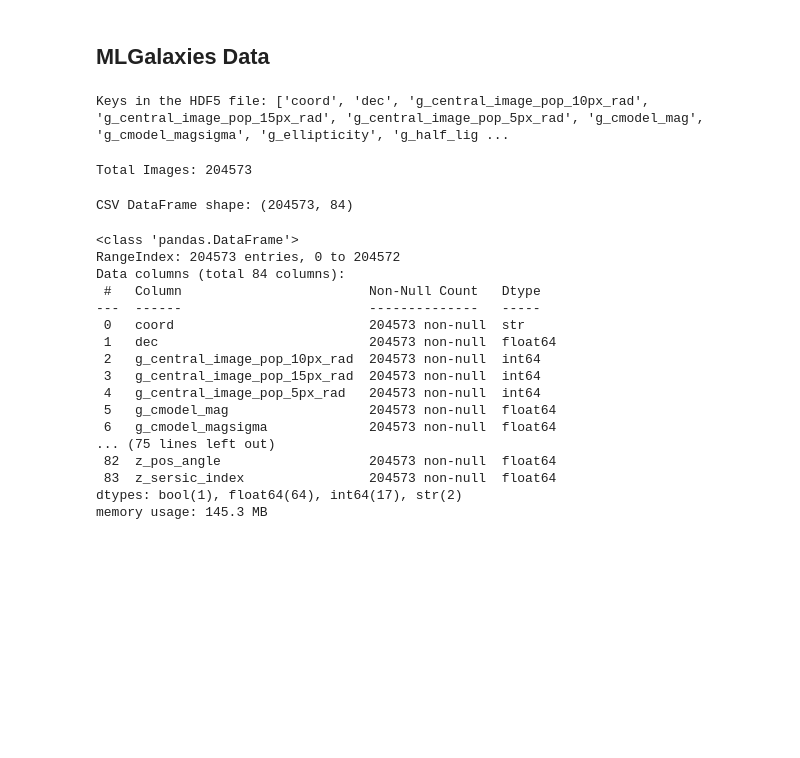
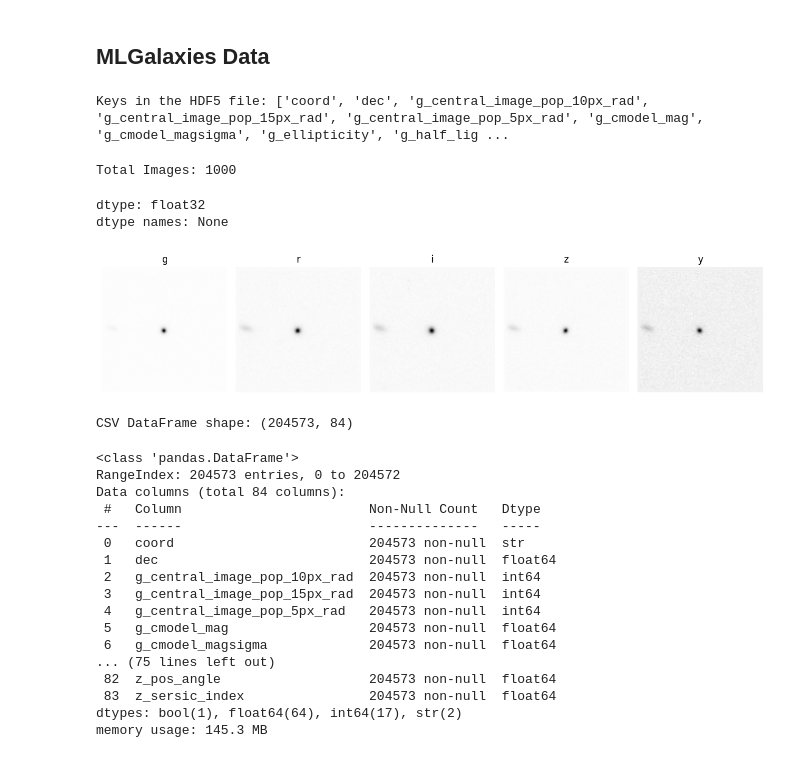
Before and after one commit to MADS-Milestone-2/Galaxy-Classifier, a Jupyter notebook: group-4-first-draft.ipynb, the cells around one changed output. Saved outputs shown, nothing was run; the diff lists cells and outputs as text; code cells hidden in the pictures; blank space fills up the shorter version.

Commit message:
save 1000 images to sample file

```diff
--- a/group-4-first-draft.ipynb
+++ b/group-4-first-draft.ipynb
@@ -82,6 +89,7 @@ except ImportError:
 # %% [markdown]
 ## MLGalaxies Data
 # %%
+
 # Prompt user for the HDF5 file path for portability
 # TODO: Update this to use a config file or environment variable for better reproducibility
 
@@ -98,13 +106,40 @@ if not hdf5_path:
     raise ValueError("No file selected. Please select an HDF5 file.")
 with h5py.File(hdf5_path, "r") as f:
     print("Keys in the HDF5 file:", list(f.keys()))
-    images = f['image'][:]
+    images = f['image'][:1000]
+
+# Write the first 1000 images to a local HDF5 file for easier access
+local_path = os.path.join(os.path.dirname(hdf5_path), "sample_1000.hdf5")
+with h5py.File(local_path, "w") as f_out:
+    f_out.create_dataset("image", data=images)
+print(f"Saved 1000 images to: {local_path}")
 # %% [output]
 Keys in the HDF5 file: ['coord', 'dec', 'g_central_image_pop_10px_rad', 'g_central_image_pop_15px_rad', 'g_central_image_pop_5px_rad', 'g_cmodel_mag', 'g_cmodel_magsigma', 'g_ellipticity', 'g_half_lig ...
 # %%
 print("Total Images:", images.shape[0])
 # %% [output]
-Total Images: 204573
+Total Images: 1000
+# %%
+print("dtype:", images.dtype)
+print("dtype names:", images.dtype.names)
+# %% [output]
+dtype: float32
+dtype names: None
+# %%
+idx = 0
+band_names = ["g", "r", "i", "z", "y"]
+flux = images[idx]  # shape likely (5, H, W)
+
+plt.figure(figsize=(12, 3))
+for i in range(flux.shape[0]):
+    plt.subplot(1, flux.shape[0], i + 1)
+    plt.title(band_names[i] if i < len(band_names) else f"band {i}")
+    plt.imshow(flux[i], cmap="grey_r", origin="lower")
+    plt.axis("off")
+plt.tight_layout()
+plt.show()
+# %% [output]
+[figure, added]
 # %%
 # csv files are inside a data folder, but then in .gitignore because of the size, so we need to specify the path to read them
 
```
Also changed, not shown: parts of 1 cell of this notebook.
